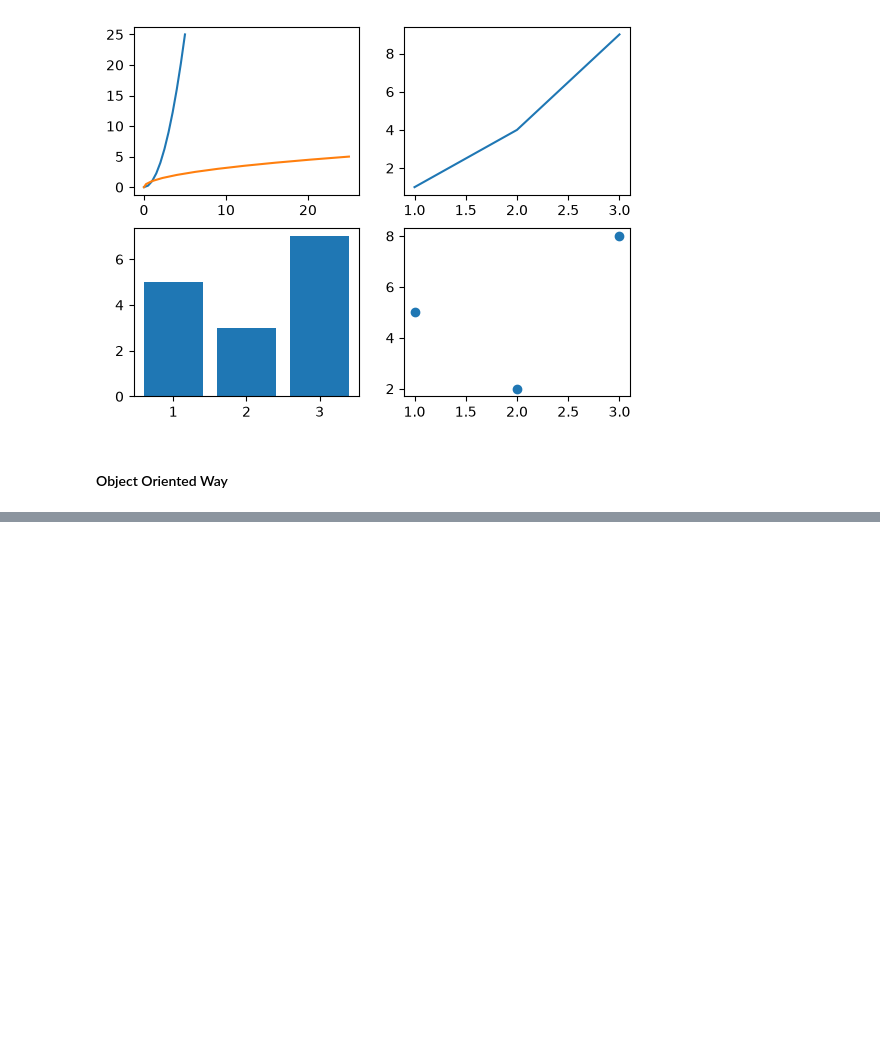
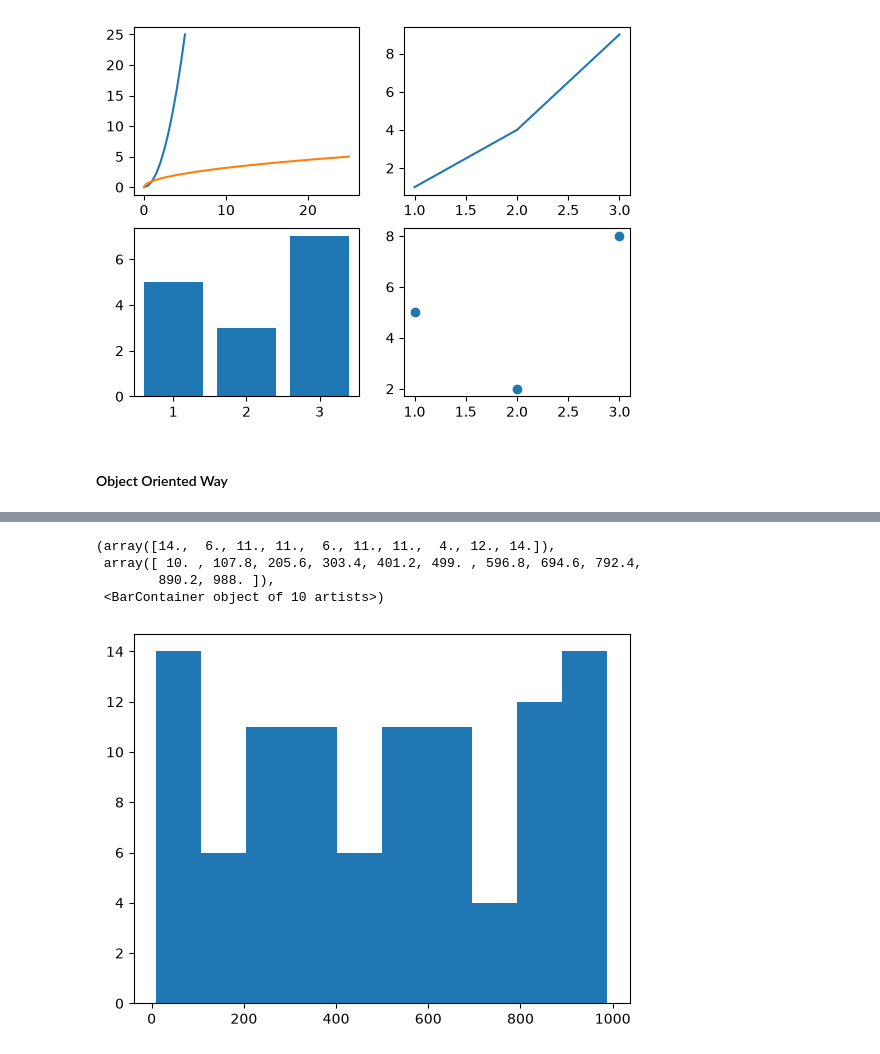
Before and after one commit to prajapatigagan/learning_matplotlib_seaborn_cufflinks, a Jupyter notebook: matplotlib.ipynb, the cells around one changed output, grey strips where cells are left out. Cells and saved outputs as stored; diff of their text form; code cells hidden in the pictures; blank space fills up the shorter version.

```diff
--- a/matplotlib.ipynb
+++ b/matplotlib.ipynb
@@ -41,0 +59,13 @@ plt.scatter([1, 2, 3], [5, 2, 8])
+# %%
+# 2...
+# plt.hist(x)
+# yaaa
+from random import sample
+data=sample(range(1,1000),100)
+plt.hist(data)
+# %% [output]
+(array([14.,  6., 11., 11.,  6., 11., 11.,  4., 12., 14.]),
+ array([ 10. , 107.8, 205.6, 303.4, 401.2, 499. , 596.8, 694.6, 792.4,
+        890.2, 988. ]),
+ <BarContainer object of 10 artists>)
+[figure, added]
```
Also changed, not shown: parts of 11 cells of this notebook, 2 other files.
